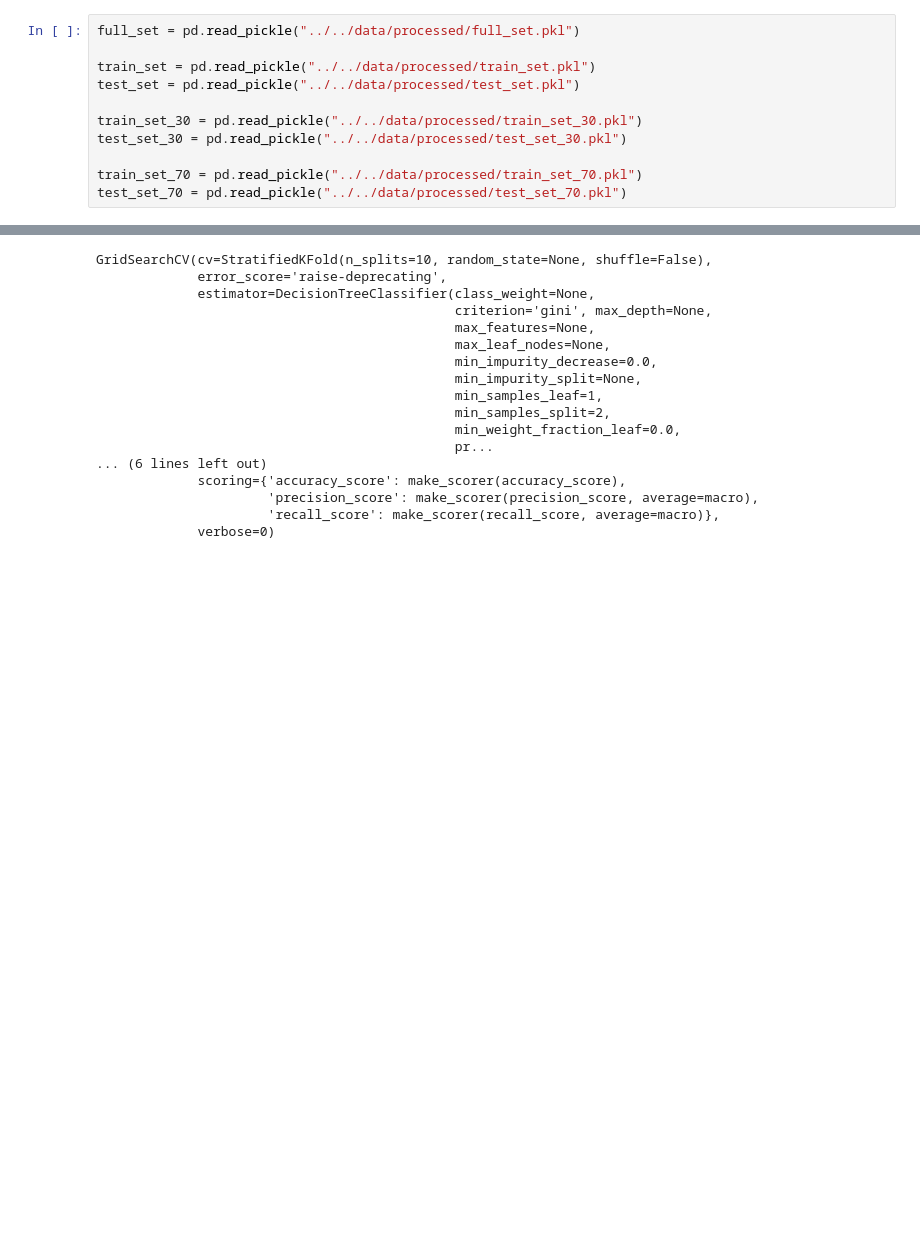
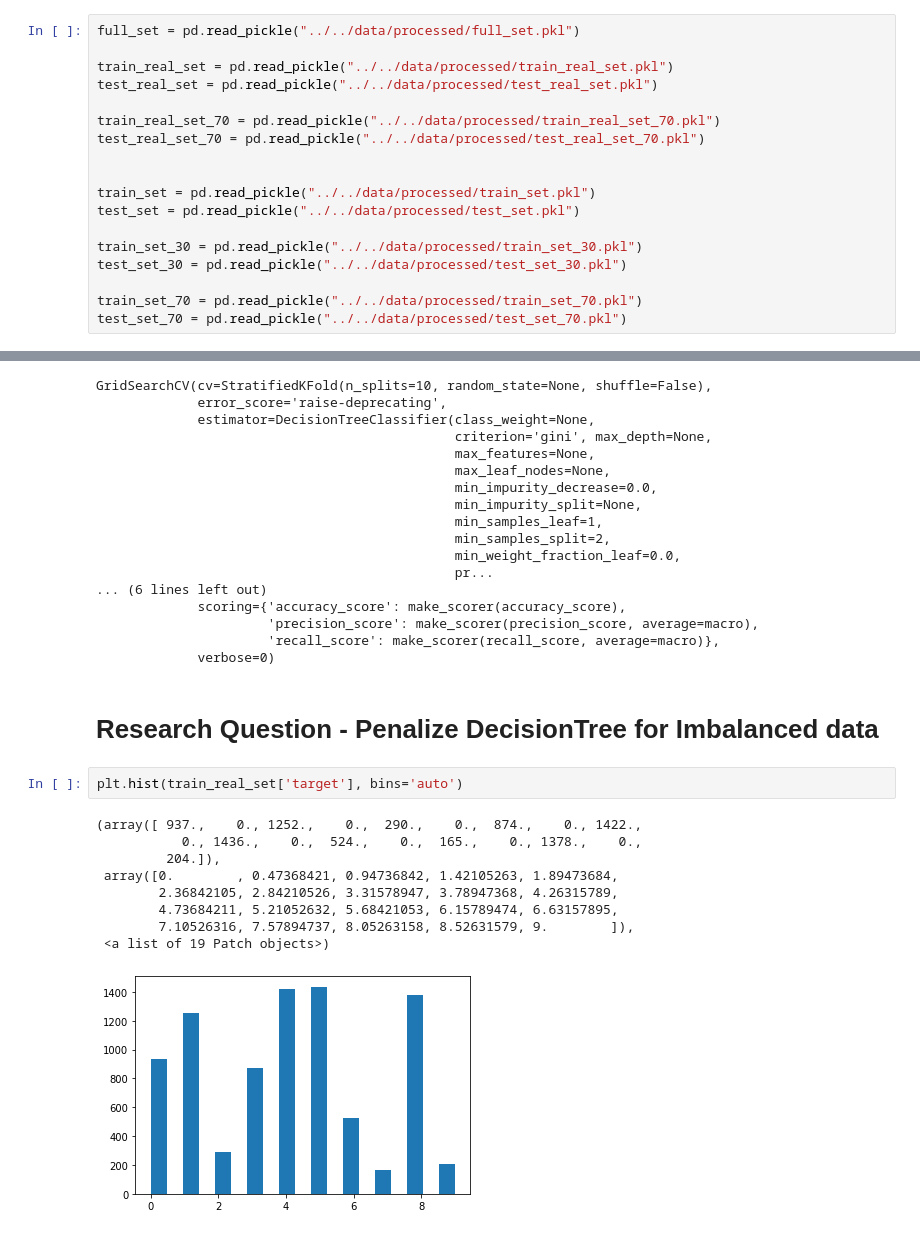
Before and after one commit to kadjulio/Coursework2-Data-Mining, a Jupyter notebook: jupyter/notebooks/modeling/decision-tree-CART.ipynb, the cells around one changed output, grey strips where cells are left out. Saved outputs shown, nothing was run; the diff lists cells and outputs as text; blank space fills up the shorter version.

Commit message:
research question

```diff
--- a/jupyter/notebooks/modeling/decision-tree-CART.ipynb
+++ b/jupyter/notebooks/modeling/decision-tree-CART.ipynb
@@ -69,6 +69,13 @@ def prune_index(inner_tree, index, threshold):
         prune_index(inner_tree, inner_tree.children_right[index], threshold)
 # %%
 full_set = pd.read_pickle("../../data/processed/full_set.pkl")
+
+train_real_set = pd.read_pickle("../../data/processed/train_real_set.pkl")
+test_real_set = pd.read_pickle("../../data/processed/test_real_set.pkl")
+
+train_real_set_70 = pd.read_pickle("../../data/processed/train_real_set_70.pkl")
+test_real_set_70 = pd.read_pickle("../../data/processed/test_real_set_70.pkl")
+
 
 train_set = pd.read_pickle("../../data/processed/train_set.pkl")
 test_set = pd.read_pickle("../../data/processed/test_set.pkl")
@@ -446,3 +453,17 @@ GridSearchCV(cv=StratifiedKFold(n_splits=10, random_state=None, shuffle=False),
                       'precision_score': make_scorer(precision_score, average=macro),
                       'recall_score': make_scorer(recall_score, average=macro)},
              verbose=0)
+# %% [markdown]
+# Research Question - Penalize DecisionTree for Imbalanced data
+# %%
+plt.hist(train_real_set['target'], bins='auto')
+# %% [output]
+(array([ 937.,    0., 1252.,    0.,  290.,    0.,  874.,    0., 1422.,
+           0., 1436.,    0.,  524.,    0.,  165.,    0., 1378.,    0.,
+         204.]),
+ array([0.        , 0.47368421, 0.94736842, 1.42105263, 1.89473684,
+        2.36842105, 2.84210526, 3.31578947, 3.78947368, 4.26315789,
+        4.73684211, 5.21052632, 5.68421053, 6.15789474, 6.63157895,
+        7.10526316, 7.57894737, 8.05263158, 8.52631579, 9.        ]),
+ <a list of 19 Patch objects>)
+[figure, added]
```
Also changed, not shown: parts of 11 cells of this notebook, 1 other file.
